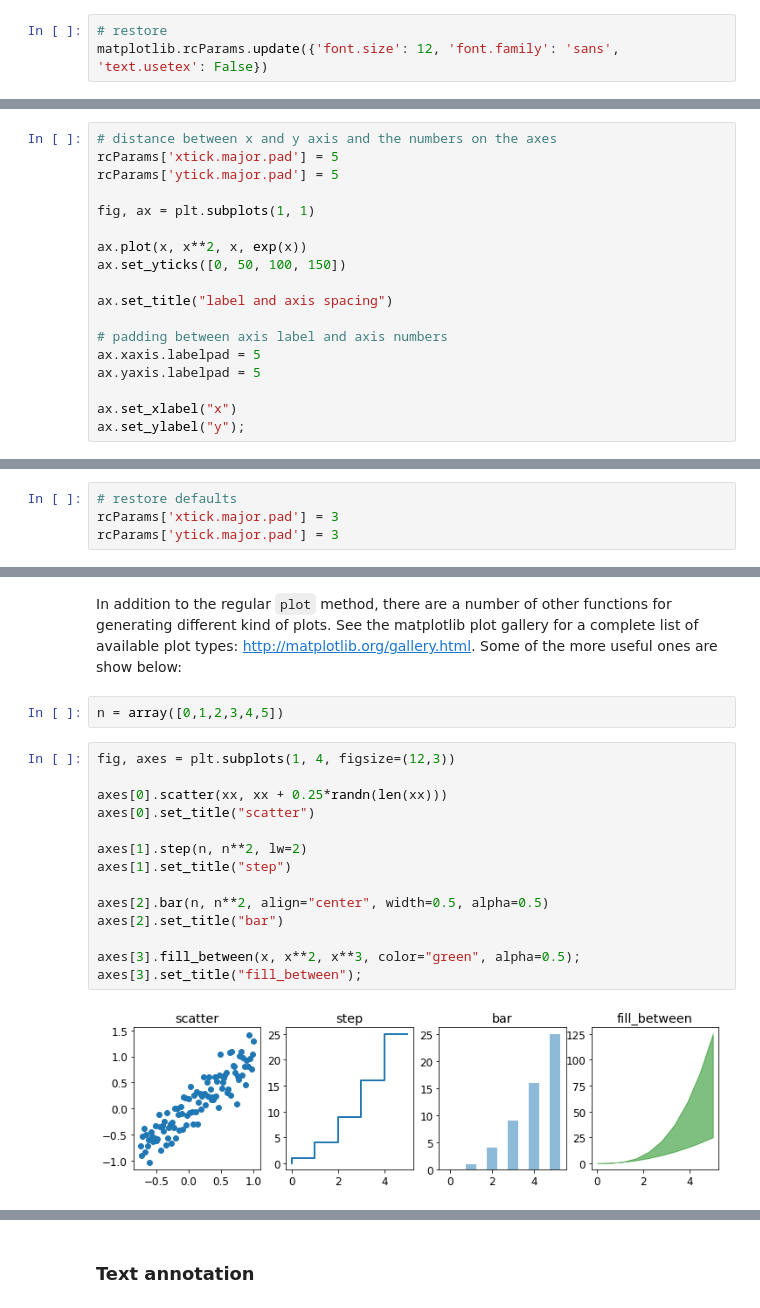
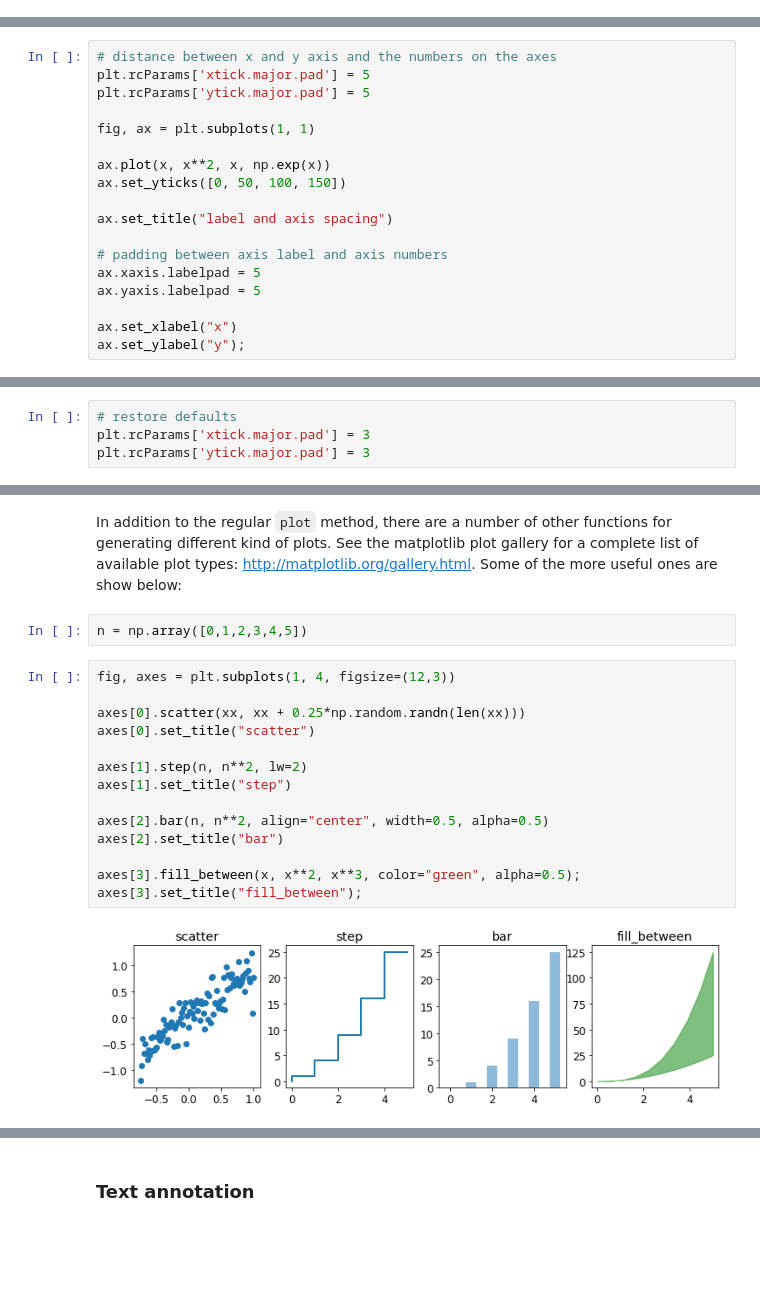
Before and after one commit to pythonitalia/pycon-beginners-day, a Jupyter notebook: 3. Data Science/3 Matplotlib.ipynb, the cells around one changed output, grey strips where cells are left out. Cells and saved outputs as stored; diff of their text form; blank space fills up the shorter version.

```diff
--- a/3. Data Science/3 Matplotlib.ipynb
+++ b/3. Data Science/3 Matplotlib.ipynb
@@ -318,6 +296,3 @@ Here is the full report generated by LaTeX:
-# %%
-# restore
-matplotlib.rcParams.update({'font.size': 12, 'font.family': 'sans', 'text.usetex': False})
 # %% [markdown]
 ### Setting colors, linewidths, linetypes
 # %% [markdown]
@@ -444,12 +419,12 @@ ax.yaxis.set_major_formatter(formatter)
 ### Axis number and axis label spacing
 # %%
 # distance between x and y axis and the numbers on the axes
-rcParams['xtick.major.pad'] = 5
-rcParams['ytick.major.pad'] = 5
+plt.rcParams['xtick.major.pad'] = 5
+plt.rcParams['ytick.major.pad'] = 5
 
 fig, ax = plt.subplots(1, 1)
 
-ax.plot(x, x**2, x, exp(x))
+ax.plot(x, x**2, x, np.exp(x))
 ax.set_yticks([0, 50, 100, 150])
 
 ax.set_title("label and axis spacing")
@@ -464,8 +439,8 @@ ax.set_ylabel("y");
 [figure]
 # %%
 # restore defaults
-rcParams['xtick.major.pad'] = 3
-rcParams['ytick.major.pad'] = 3
+plt.rcParams['xtick.major.pad'] = 3
+plt.rcParams['ytick.major.pad'] = 3
 # %% [markdown]
 #### Axis position adjustments
 # %% [markdown]
@@ -559,23 +534,23 @@ ax.plot(xx, xx**3);
 # %% [markdown]
 In addition to the regular `plot` method, there are a number of other functions for generating different kind of plots. See the matplotlib plot gallery for a complete list of available plot types: http://matplotlib.org/gallery.html. Some of the more useful ones are show below:
 # %%
-n = array([0,1,2,3,4,5])
+n = np.array([0,1,2,3,4,5])
 # %%
 fig, axes = plt.subplots(1, 4, figsize=(12,3))
 
-axes[0].scatter(xx, xx + 0.25*randn(len(xx)))
+axes[0].scatter(xx, xx + 0.25*np.random.randn(len(xx)))
 axes[0].set_title("scatter")
 
 axes[1].step(n, n**2, lw=2)
 axes[1].set_title("step")
 
 axes[2].bar(n, n**2, align="center", width=0.5, alpha=0.5)
 axes[2].set_title("bar")
 
 axes[3].fill_between(x, x**2, x**3, color="green", alpha=0.5);
 axes[3].set_title("fill_between");
 # %% [output]
-[figure, old version]
+[figure, new version]
 # %%
 # polar plot using add_axes and polar projection
 fig = plt.figure()
```
Also changed, not shown: parts of 30 cells of this notebook.
